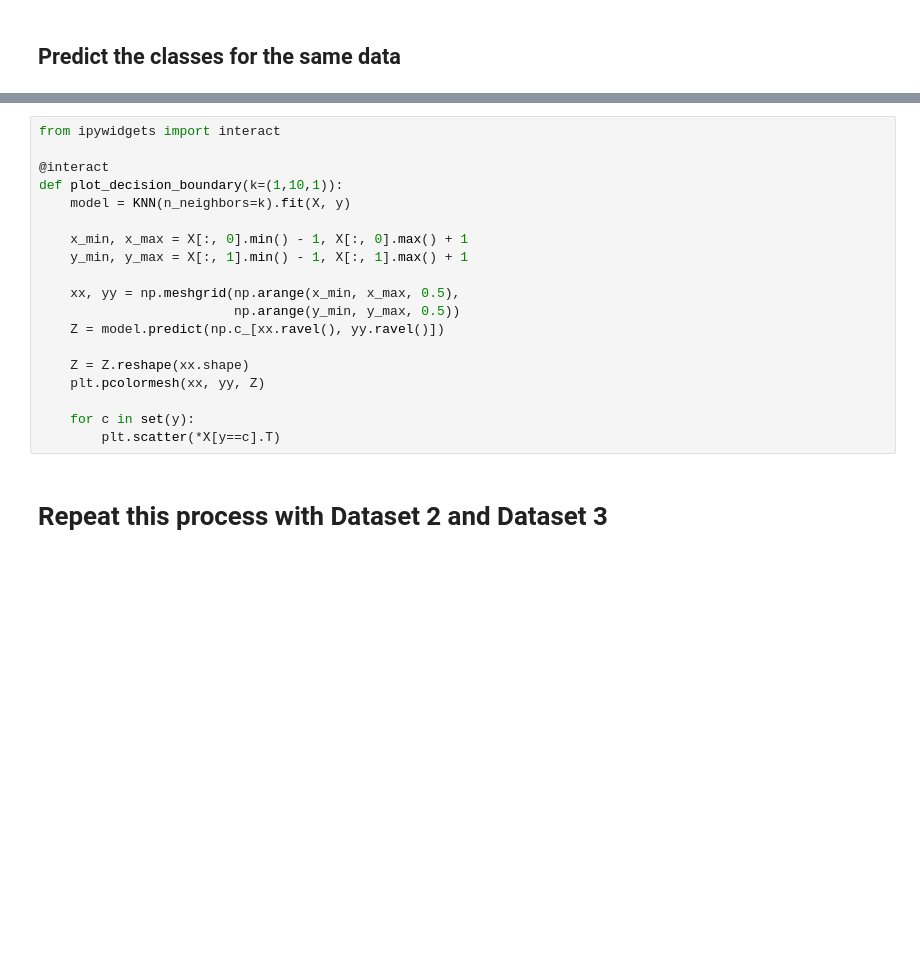
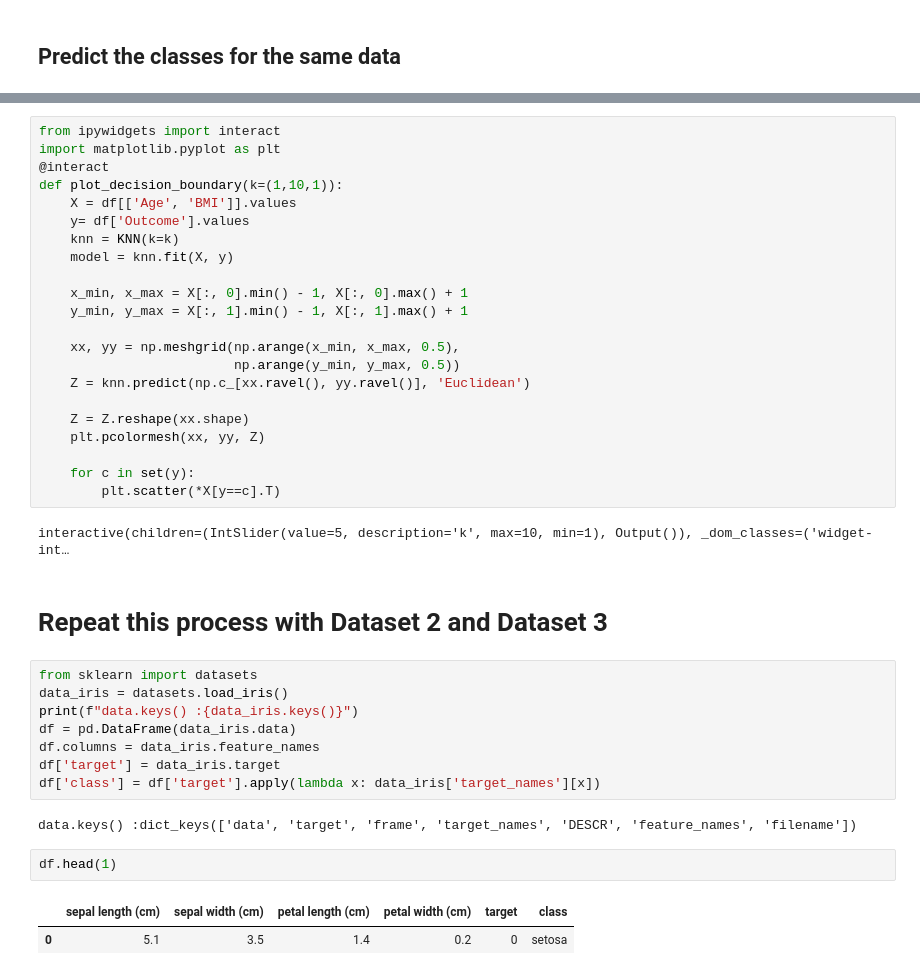
Before and after one commit to saurabhsatasia/GitHub_Strive, a Jupyter notebook: Week 7/d7_knn_naive_bayes/knn_class_test.ipynb, the cells around one changed output, grey strips where cells are left out. Drawn from its saved outputs; the diff is of its cells as text; blank space fills up the shorter version.

```diff
--- a/Week 7/d7_knn_naive_bayes/knn_class_test.ipynb
+++ b/Week 7/d7_knn_naive_bayes/knn_class_test.ipynb
@@ -46,22 +176,42 @@ example
 (tricky one so we are going to help you out with this one)
 # %%
 from ipywidgets import interact
-
+import matplotlib.pyplot as plt
 @interact
 def plot_decision_boundary(k=(1,10,1)):
-    model = KNN(n_neighbors=k).fit(X, y)
+    X = df[['Age', 'BMI']].values
+    y= df['Outcome'].values
+    knn = KNN(k=k)
+    model = knn.fit(X, y)
 
     x_min, x_max = X[:, 0].min() - 1, X[:, 0].max() + 1
     y_min, y_max = X[:, 1].min() - 1, X[:, 1].max() + 1
 
     xx, yy = np.meshgrid(np.arange(x_min, x_max, 0.5),
                          np.arange(y_min, y_max, 0.5))
-    Z = model.predict(np.c_[xx.ravel(), yy.ravel()])
+    Z = knn.predict(np.c_[xx.ravel(), yy.ravel()], 'Euclidean')
 
     Z = Z.reshape(xx.shape)
     plt.pcolormesh(xx, yy, Z)
 
     for c in set(y):
         plt.scatter(*X[y==c].T)
+# %% [output]
+interactive(children=(IntSlider(value=5, description='k', max=10, min=1), Output()), _dom_classes=('widget-int…
 # %% [markdown]
 # Repeat this process with Dataset 2 and Dataset 3
+# %%
+from sklearn import datasets
+data_iris = datasets.load_iris()
+print(f"data.keys() :{data_iris.keys()}")
+df = pd.DataFrame(data_iris.data)
+df.columns = data_iris.feature_names
+df['target'] = data_iris.target
+df['class'] = df['target'].apply(lambda x: data_iris['target_names'][x])
+# %% [output]
+data.keys() :dict_keys(['data', 'target', 'frame', 'target_names', 'DESCR', 'feature_names', 'filename'])
+# %%
+df.head(1)
+# %% [output]
+|  | sepal length (cm) | sepal width (cm) | petal length (cm) | petal width (cm) | target | class |
+| 0 | 5.1 | 3.5 | 1.4 | 0.2 | 0 | setosa |
```
Also changed, not shown: parts of 13 cells of this notebook, 2 other files.
